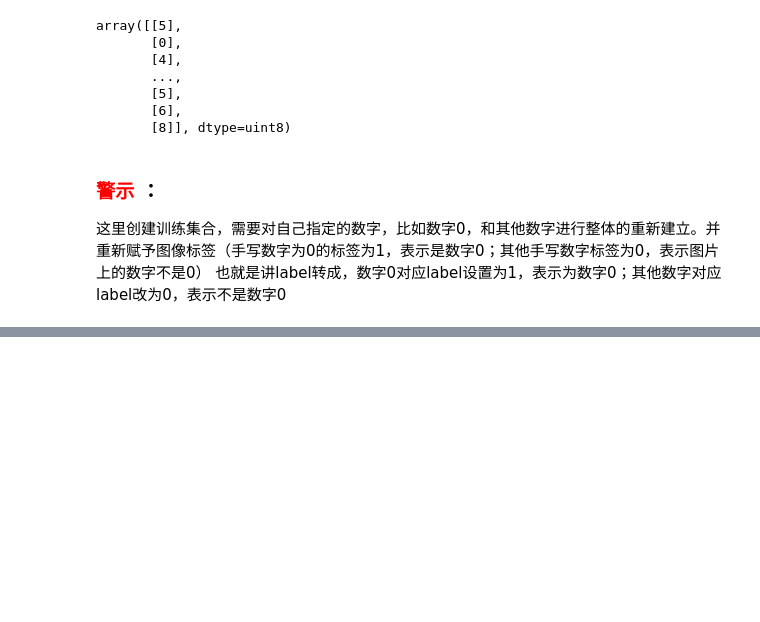
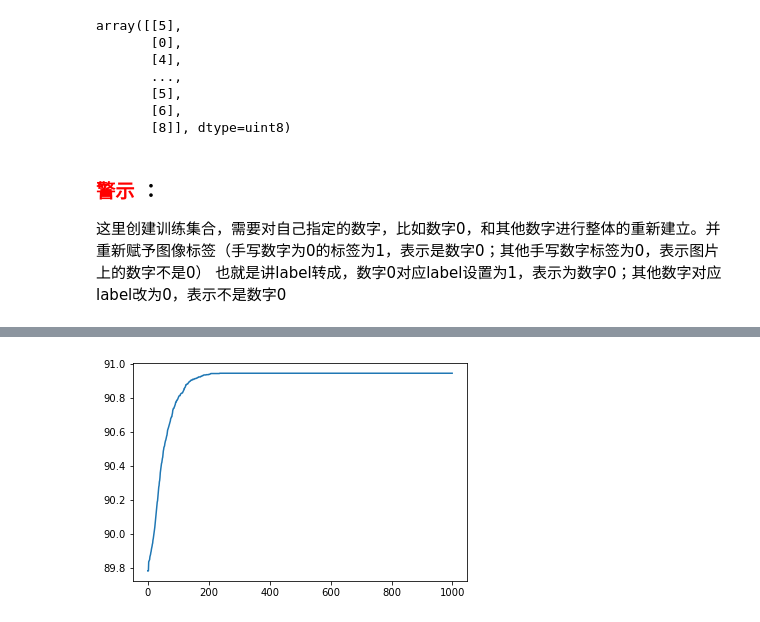
Before and after one commit to ShinATK/JupyterNotebook, a Jupyter notebook: myDeepLearning/COURSE1 Neural Networks and Deep Learning/Week 2/NumberRecognition/数字识别-二值回归.ipynb, the cells around one changed output, grey strips where cells are left out. Saved outputs shown, nothing was run; the diff lists cells and outputs as text; code cells hidden in the pictures; blank space fills up the shorter version.

```diff
--- a/myDeepLearning/COURSE1 Neural Networks and Deep Learning/Week 2/NumberRecognition/数字识别-二值回归.ipynb
+++ b/myDeepLearning/COURSE1 Neural Networks and Deep Learning/Week 2/NumberRecognition/数字识别-二值回归.ipynb
@@ -326,0 +352,7 @@ np.where(w>0)
+# %%
+accus = d["accus"].copy()
+plt.plot(accus)
+# np.savetxt(f"accu{reg_num} {parameters['b+']}.txt", accus)
+np.savetxt(f"accu{reg_num}_qxs.txt", accus)
+# %% [output]
+[figure, added]
```
Also changed, not shown: parts of 9 cells of this notebook, 57 other files.
